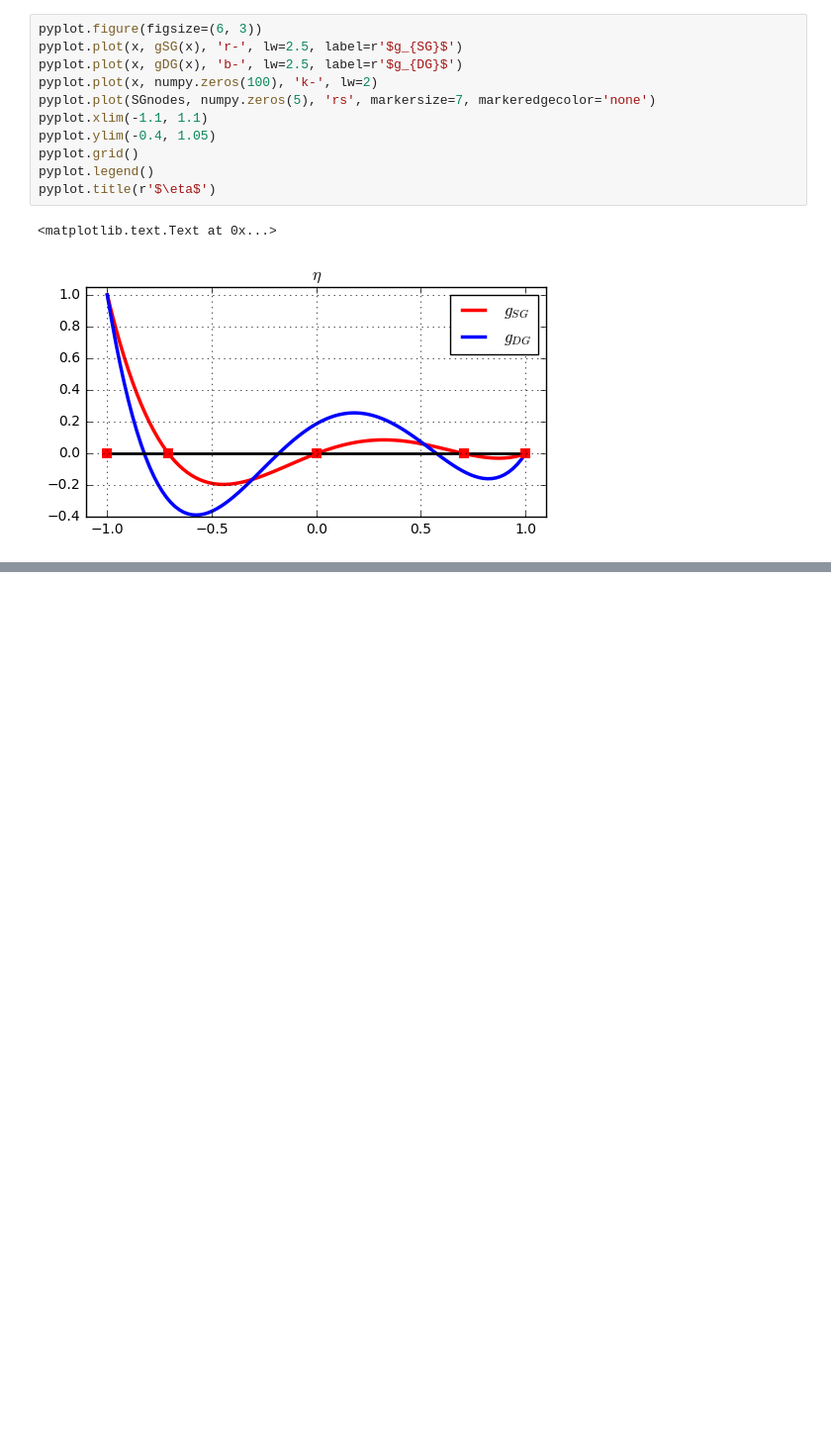
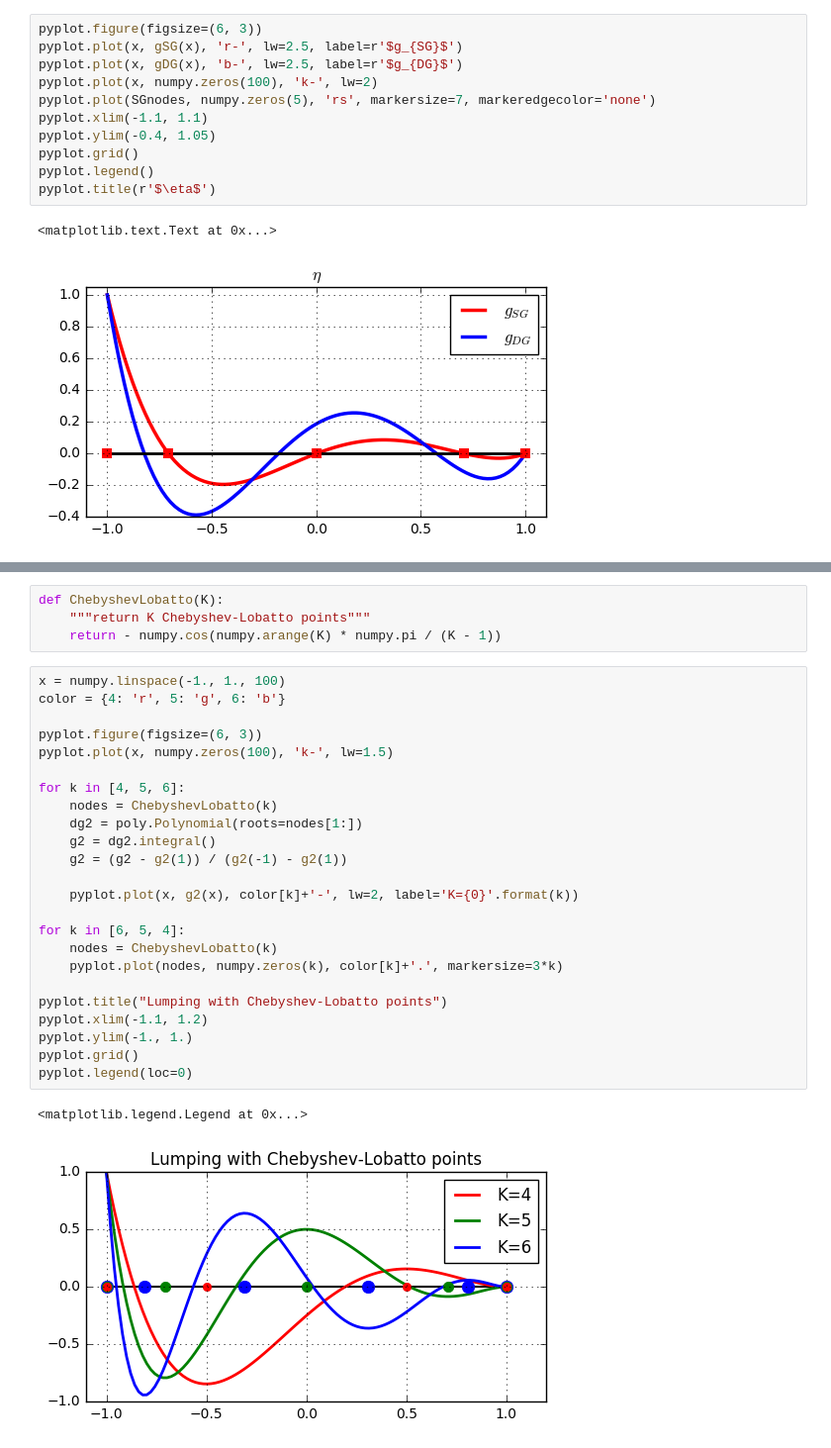
Before and after one commit to piyueh/SEM-Toolbox, a Jupyter notebook: Huynh2007/Fig4.1-4.3.ipynb, the cells around one changed output, grey strips where cells are left out. Shown: that part at 99% size. Drawn from its saved outputs; the diff is of its cells as text; blank space fills up the shorter version.

```diff
--- a/Huynh2007/Fig4.1-4.3.ipynb
+++ b/Huynh2007/Fig4.1-4.3.ipynb
@@ -58,0 +84,31 @@ pyplot.title(r'$\eta$')
+# %%
+def ChebyshevLobatto(K):
+    """return K Chebyshev-Lobatto points"""
+    return - numpy.cos(numpy.arange(K) * numpy.pi / (K - 1))
+# %%
+x = numpy.linspace(-1., 1., 100)
+color = {4: 'r', 5: 'g', 6: 'b'}
+
+pyplot.figure(figsize=(6, 3))
+pyplot.plot(x, numpy.zeros(100), 'k-', lw=1.5)
+
+for k in [4, 5, 6]:
+    nodes = ChebyshevLobatto(k)
+    dg2 = poly.Polynomial(roots=nodes[1:])
+    g2 = dg2.integral()
+    g2 = (g2 - g2(1)) / (g2(-1) - g2(1))
+
+    pyplot.plot(x, g2(x), color[k]+'-', lw=2, label='K={0}'.format(k))
+
+for k in [6, 5, 4]:
+    nodes = ChebyshevLobatto(k)
+    pyplot.plot(nodes, numpy.zeros(k), color[k]+'.', markersize=3*k)
+
+pyplot.title("Lumping with Chebyshev-Lobatto points")
+pyplot.xlim(-1.1, 1.2)
+pyplot.ylim(-1., 1.)
+pyplot.grid()
+pyplot.legend(loc=0)
+# %% [output]
+<matplotlib.legend.Legend at 0x...>
+[figure, added]
```
Also changed, not shown: parts of 5 cells of this notebook.
